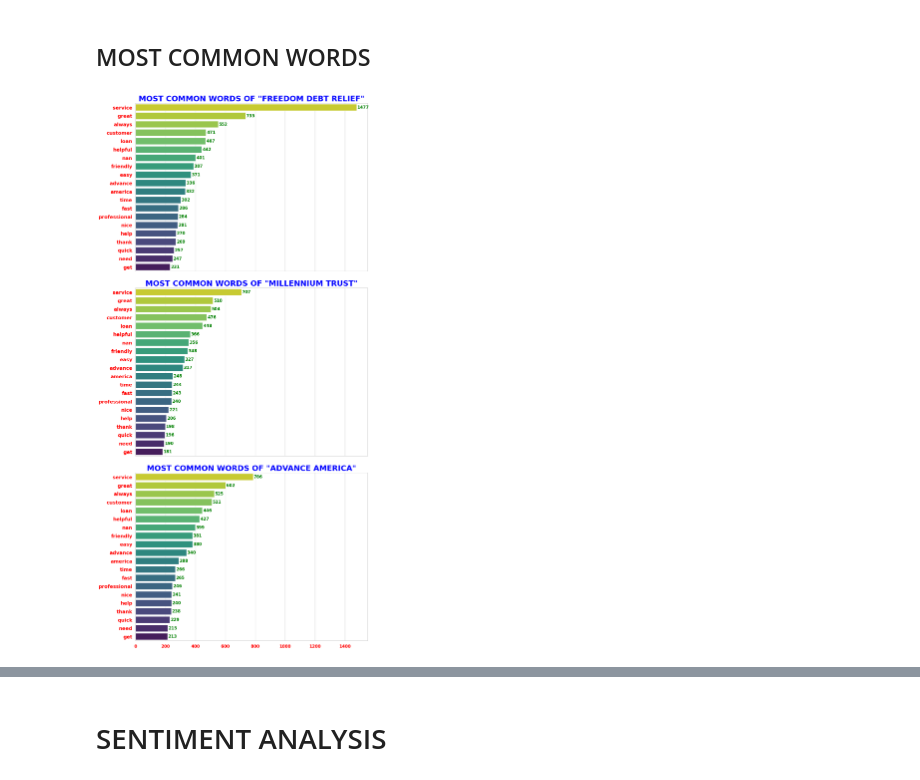
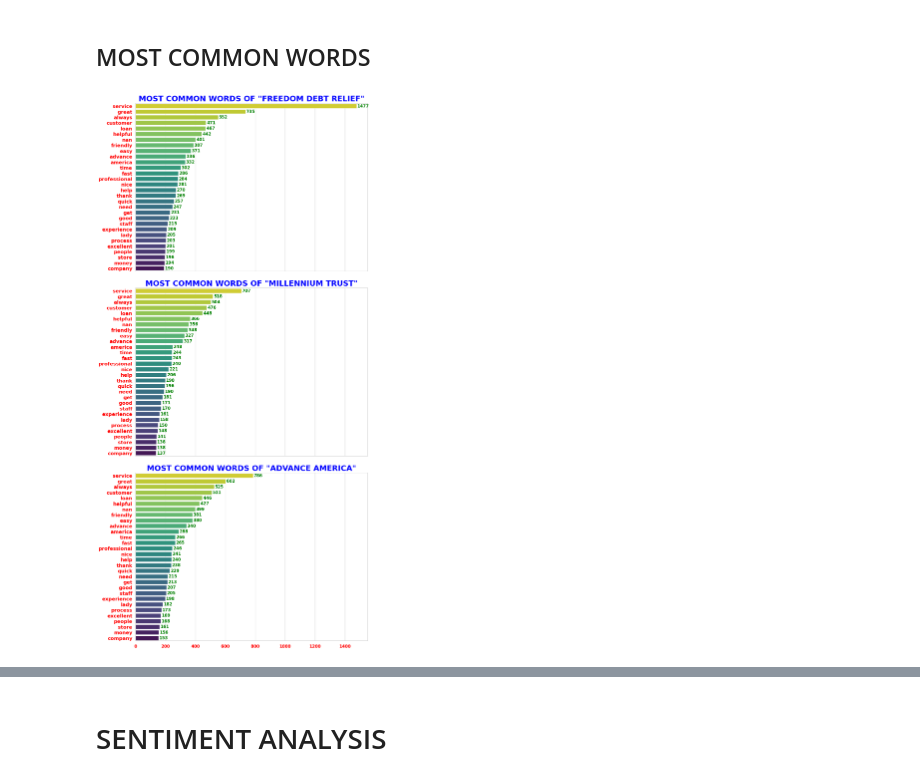
Before and after one commit to arifaygun/CustomerEye, a Jupyter notebook: Company_Reviews(Master2).ipynb, the cells around one changed output, grey strips where cells are left out. Cells and saved outputs as stored; diff of their text form; code cells hidden in the pictures.

```diff
--- a/Company_Reviews(Master2).ipynb
+++ b/Company_Reviews(Master2).ipynb
@@ -256,7 +251,7 @@ plt.show()
 ## MOST COMMON WORDS
 # %%
 # Function to calculate word counts, display the top 30 words, and create a bar chart with gradient colors
-def calculate_display_and_chart_word_counts(data, title, ax, top_n=20):
+def calculate_display_and_chart_word_counts(data, title, ax, top_n=30):
     # Concatenate and split the text, handling NaN values
     all_words = ' '.join(str(text) for text in data if pd.notna(text)).split()
 
@@ -295,31 +290,31 @@ def calculate_display_and_chart_word_counts(data, title, ax, top_n=20):
     ax.tick_params(axis='both', which='major', labelsize=12, color='red', width=4, length=6)
     ax.xaxis.label.set_size(12)
     ax.yaxis.label.set_size(12)
 
 # Create subplots for the three DataFrames in a single column with three rows, add more gap between subplots
 fig, axs = plt.subplots(3, 1, figsize=(12, 28), sharex=True, gridspec_kw={'hspace': 0.1})
 
 # Apply the function to your DataFrames with subplots
 calculate_display_and_chart_word_counts(df1['Cleaned_Reviews'], '"FREEDOM DEBT RELIEF"', axs[0])
 calculate_display_and_chart_word_counts(df2['Cleaned_Reviews'], '"MILLENNIUM TRUST"', axs[1])
 calculate_display_and_chart_word_counts(df3['Cleaned_Reviews'], '"ADVANCE AMERICA"', axs[2])
 
 # Set yticks and format for all subplots to ensure consistency
 yticks = axs[2].get_yticks()
 yticklabels = axs[2].get_yticklabels()
 for ax in axs:
     ax.set_yticks(yticks)
     ax.set_yticklabels(yticklabels, fontsize=14, color='red', weight='bold')
 
 # Customize xticks for all subplots
 for ax in axs:
     ax.tick_params(axis='x', which='major', labelsize=12, color='red', width=4, length=6)
 
 # Customize xticks for the entire figure
 plt.xticks(fontsize=12, color='red', weight='bold')
 
 # Show the subplots
 plt.tight_layout()
 plt.show()
 # %% [output]
-[figure, old version]
+[figure, new version]
```
Also changed, not shown: parts of 7 cells of this notebook.
